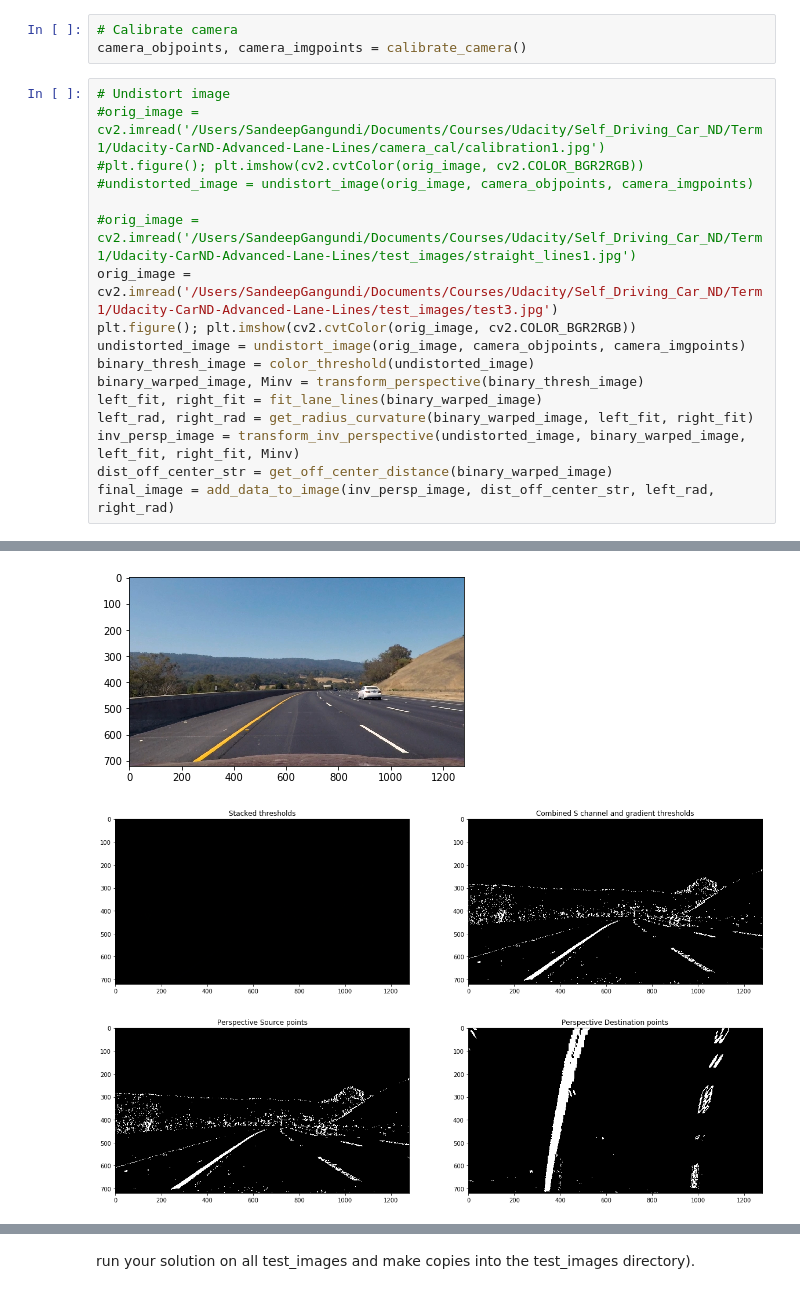
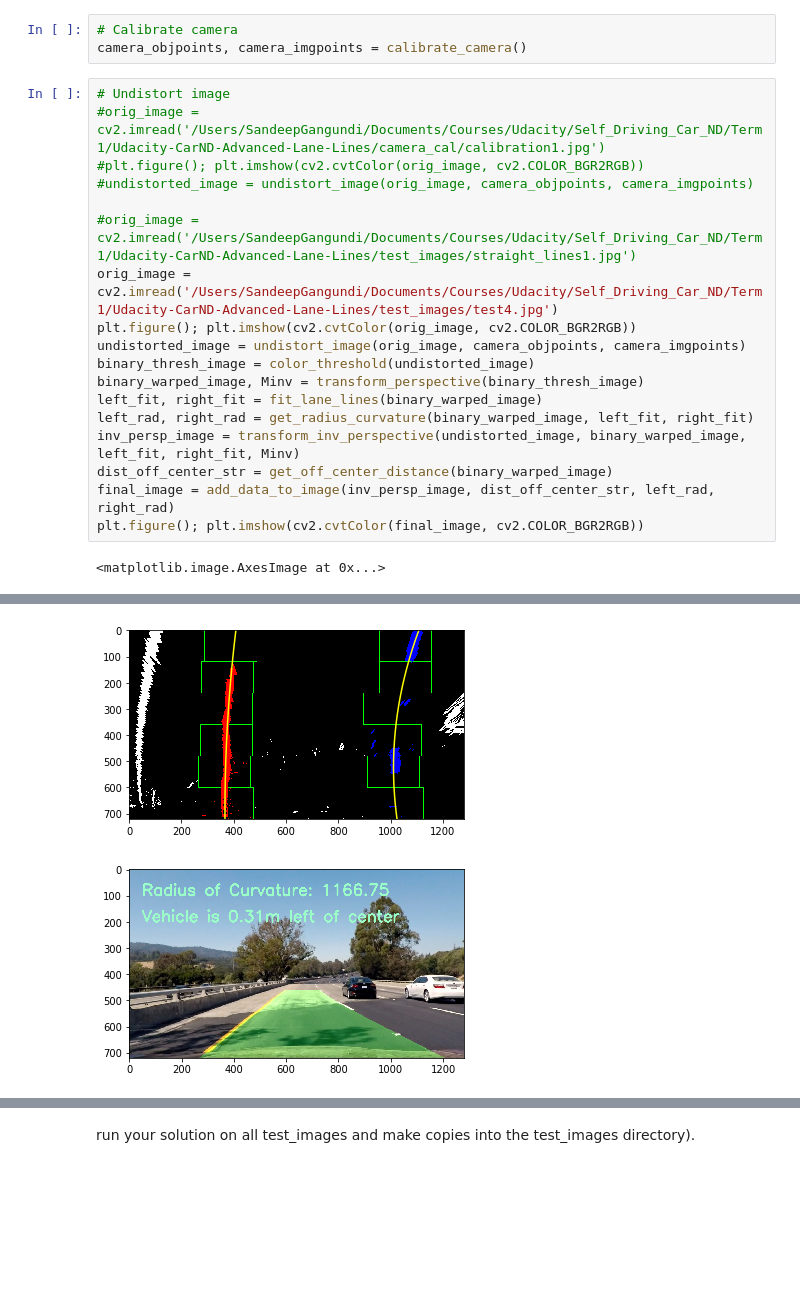
Before and after one commit to gsandeep1231/Udacity-CarND-Advanced-Lane-Lines, a Jupyter notebook: CarND-Advanced-Lane-Lines.ipynb, the cells around one changed output, grey strips where cells are left out. Saved outputs shown, nothing was run; the diff lists cells and outputs as text; blank space fills up the shorter version.

```diff
--- a/CarND-Advanced-Lane-Lines.ipynb
+++ b/CarND-Advanced-Lane-Lines.ipynb
@@ -307,7 +335,7 @@ camera_objpoints, camera_imgpoints = calibrate_camera()
 #undistorted_image = undistort_image(orig_image, camera_objpoints, camera_imgpoints)
 
 #orig_image = cv2.imread('/Users/SandeepGangundi/Documents/Courses/Udacity/Self_Driving_Car_ND/Term1/Udacity-CarND-Advanced-Lane-Lines/test_images/straight_lines1.jpg')
-orig_image = cv2.imread('/Users/SandeepGangundi/Documents/Courses/Udacity/Self_Driving_Car_ND/Term1/Udacity-CarND-Advanced-Lane-Lines/test_images/test3.jpg')
+orig_image = cv2.imread('/Users/SandeepGangundi/Documents/Courses/Udacity/Self_Driving_Car_ND/Term1/Udacity-CarND-Advanced-Lane-Lines/test_images/test4.jpg')
 plt.figure(); plt.imshow(cv2.cvtColor(orig_image, cv2.COLOR_BGR2RGB))
 undistorted_image = undistort_image(orig_image, camera_objpoints, camera_imgpoints)
 binary_thresh_image = color_threshold(undistorted_image)
@@ -317,4 +345,6 @@ left_rad, right_rad = get_radius_curvature(binary_warped_image, left_fit, right_
 inv_persp_image = transform_inv_perspective(undistorted_image, binary_warped_image, left_fit, right_fit, Minv)
 dist_off_center_str = get_off_center_distance(binary_warped_image)
 final_image = add_data_to_image(inv_persp_image, dist_off_center_str, left_rad, right_rad)
+plt.figure(); plt.imshow(cv2.cvtColor(final_image, cv2.COLOR_BGR2RGB))
 # %% [output]
+<matplotlib.image.AxesImage at 0x...>
@@ -322,3 +352,2 @@ final_image = add_data_to_image(inv_persp_image, dist_off_center_str, left_rad,
-[figure, old version]
+[figure, new version]
-[figure, old version]
+[figure, new version]
-[figure, removed]
```
Also changed, not shown: parts of 6 cells of this notebook, 1 other file.
